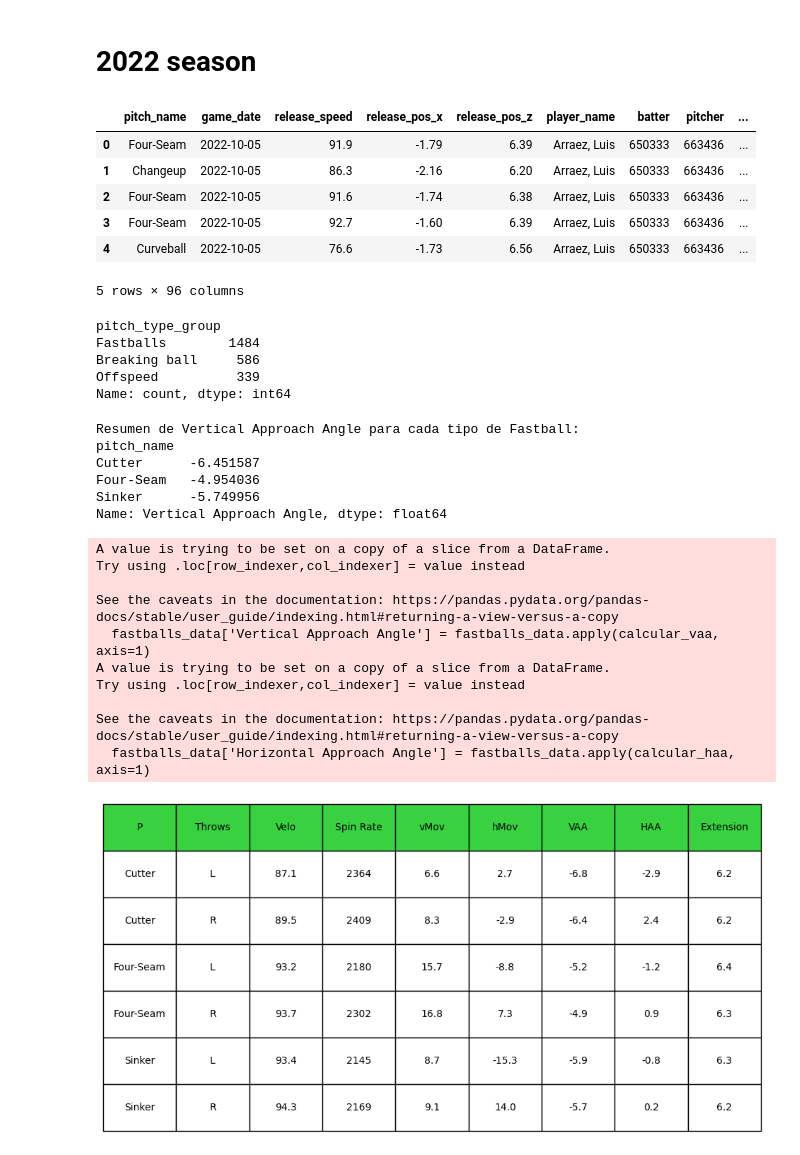
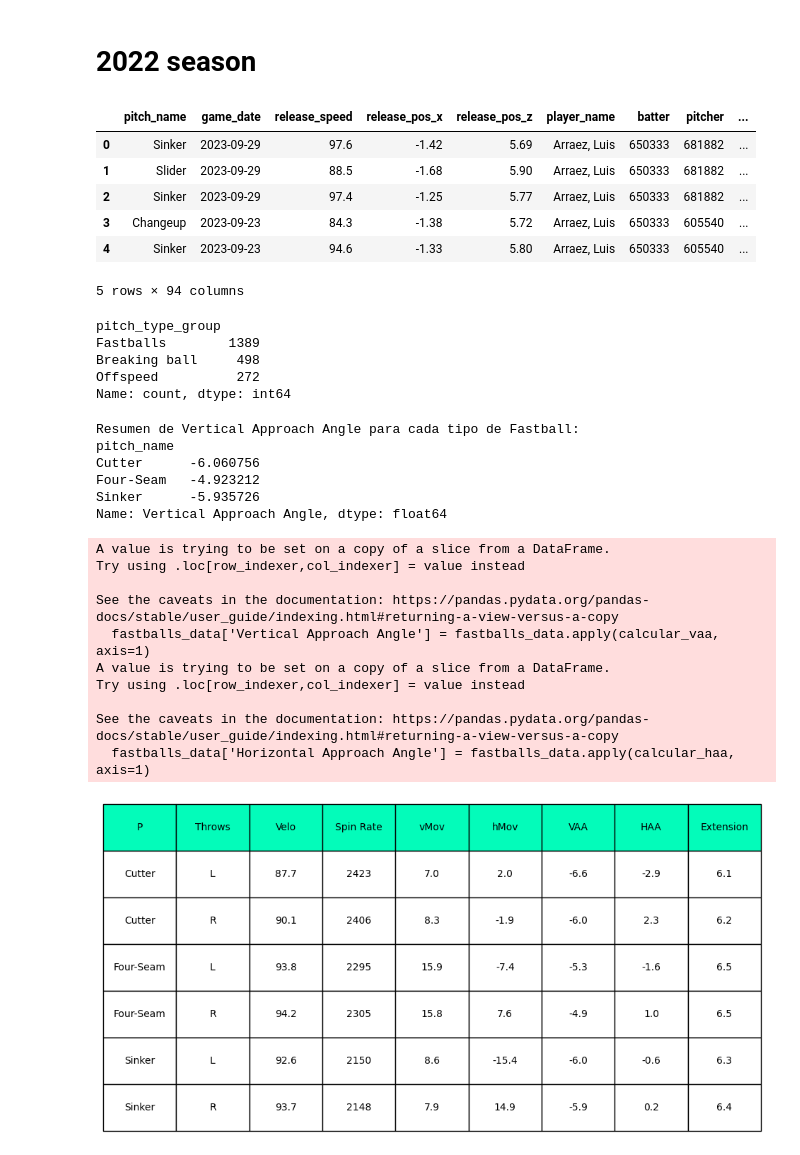
Before and after one commit to eme-eleuce/baseball-2022, a Jupyter notebook: arraez-22.23.ipynb, the cells around one changed output. Drawn from its saved outputs; the diff is of its cells as text; code cells hidden in the pictures.

```diff
--- a/arraez-22.23.ipynb
+++ b/arraez-22.23.ipynb
@@ -29,7 +29,7 @@ from math import sqrt, atan, degrees
 # %% [markdown]
 # **2022 season**
 # %%
-mlb_2022 = pd.read_csv('arraez-2022.csv')
+mlb_2022 = pd.read_csv('arraez-2023-last.csv')
 mlb_2022['pitch_name'] = mlb_2022['pitch_name'].str.replace('4-Seam Fastball', 'Four-Seam')
 
 
@@ -52,12 +52,12 @@ mlb_2022['pitch_name'] = mlb_2022['pitch_name'].str.replace('4-Seam Fastball', '
 mlb_2022.head()
 # %% [output]
 |  | pitch_name | game_date | release_speed | release_pos_x | release_pos_z | player_name | batter | pitcher | ... |
-| 0 | Four-Seam | 2022-10-05 | 91.9 | -1.79 | 6.39 | Arraez, Luis | 650333 | 663436 | ... |
-| 1 | Changeup | 2022-10-05 | 86.3 | -2.16 | 6.20 | Arraez, Luis | 650333 | 663436 | ... |
-| 2 | Four-Seam | 2022-10-05 | 91.6 | -1.74 | 6.38 | Arraez, Luis | 650333 | 663436 | ... |
-| 3 | Four-Seam | 2022-10-05 | 92.7 | -1.60 | 6.39 | Arraez, Luis | 650333 | 663436 | ... |
-| 4 | Curveball | 2022-10-05 | 76.6 | -1.73 | 6.56 | Arraez, Luis | 650333 | 663436 | ... |
+| 0 | Sinker | 2023-09-29 | 97.6 | -1.42 | 5.69 | Arraez, Luis | 650333 | 681882 | ... |
+| 1 | Slider | 2023-09-29 | 88.5 | -1.68 | 5.90 | Arraez, Luis | 650333 | 681882 | ... |
+| 2 | Sinker | 2023-09-29 | 97.4 | -1.25 | 5.77 | Arraez, Luis | 650333 | 681882 | ... |
+| 3 | Changeup | 2023-09-23 | 84.3 | -1.38 | 5.72 | Arraez, Luis | 650333 | 605540 | ... |
+| 4 | Sinker | 2023-09-23 | 94.6 | -1.33 | 5.80 | Arraez, Luis | 650333 | 605540 | ... |
-5 rows × 96 columns
+5 rows × 94 columns
 # %%
 fastballs = ['Four-Seam', 'Sinker', 'Cutter']
 breaking_balls = ['Curveball', 'Knuckle Curve', 'Slider', 'Sweeper', 'Slurve', 'Knuckleball']
@@ -75,12 +75,11 @@ pitch_count_by_type = data['pitch_type_group'].value_counts()
 print(pitch_count_by_type)
 # %% [output]
 pitch_type_group
-Fastballs        1484
-Breaking ball     586
-Offspeed          339
+Fastballs        1389
+Breaking ball     498
+Offspeed          272
 Name: count, dtype: int64
 # %%
-
 fastballs_data = mlb_2022[mlb_2022['pitch_name'].isin(fastballs)]
 #fastballs_data['pfx_z_inches'] = fastballs_data['pfx_z'] * 12
 #fastballs_data['pfx_x_inches'] = fastballs_data['pfx_x'] * -12
@@ -122,9 +121,9 @@ print(fastballs_data.groupby('pitch_name')['Vertical Approach Angle'].mean())
 # %% [output]
 Resumen de Vertical Approach Angle para cada tipo de Fastball:
 pitch_name
-Cutter      -6.451587
-Four-Seam   -4.954036
-Sinker      -5.749956
+Cutter      -6.060756
+Four-Seam   -4.923212
+Sinker      -5.935726
 Name: Vertical Approach Angle, dtype: float64
 A value is trying to be set on a copy of a slice from a DataFrame.
 Try using .loc[row_indexer,col_indexer] = value instead
@@ -156,36 +155,36 @@ fig, ax = plt.subplots(figsize=(12, 6))  # Ajustar el tamaño de la imagen segú
 ax.axis('off')
 
 # Crear una tabla en matplotlib
 tbl = Table(ax, bbox=[0, 0, 1, 1])
 
 # Añadir las cabeceras
 ncols = summary_table.shape[1]
 nrows = summary_table.shape[0] + 1
 
 # Ajustar el tamaño de las celdas
 width, height = 50 / ncols, 1.0 / nrows
 
-fontsize = 30
+fontsize = 45
 fontweight = 'bold'
 
 # Añadir las cabeceras
 for i, column in enumerate(summary_table.columns):
-    tbl.add_cell(0, i, width, height, text=column, loc='center', facecolor='#38d140')
+    tbl.add_cell(0, i, width, height, text=column, loc='center', facecolor='#03fcba')
 
 # Añadir las filas
 for row_idx, row in summary_table.iterrows():
     for col_idx, value in enumerate(row):
         tbl.add_cell(row_idx + 1, col_idx, width, height, text=value, loc='center', facecolor='white')
 
 ax.add_table(tbl)
 
 # Guardar la imagen
 #plt.savefig('/mnt/data/summary_table.png', bbox_inches='tight', dpi=300)
 
 # Mostrar la imagen
 plt.show()
 # %% [output]
-[figure, old version]
+[figure, new version]
 # %%
 
 # Separar los datos por lanzadores diestros (R) y zurdos (L)
```
Also changed, not shown: parts of 3 cells of this notebook, 6 other files.
